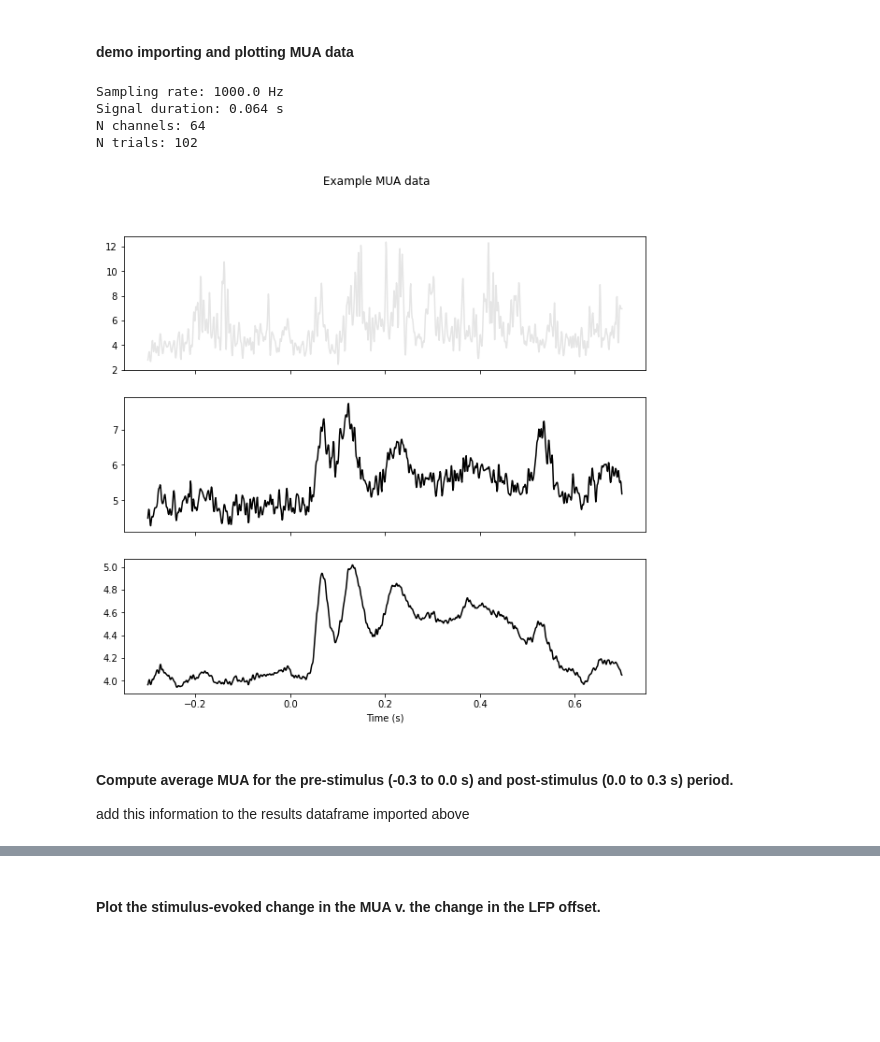
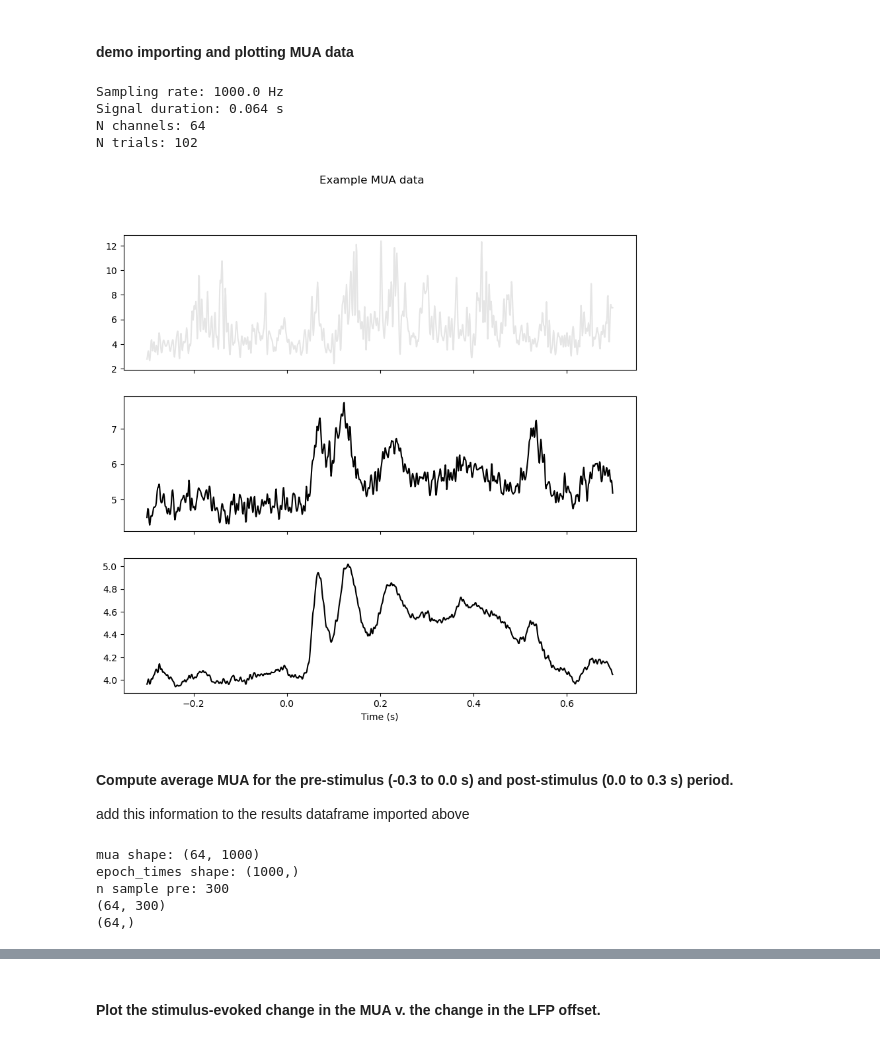
Before and after one commit to voytekresearch/v1_v4_1024_elec, a Jupyter notebook: notebooks/mua_v_lfp_offset.ipynb, the cells around one changed output, grey strips where cells are left out. Drawn from its saved outputs; the diff is of its cells as text; code cells hidden in the pictures; blank space fills up the shorter version.

Commit message:
get pre/post stim mean

```diff
--- a/notebooks/mua_v_lfp_offset.ipynb
+++ b/notebooks/mua_v_lfp_offset.ipynb
@@ -67,35 +67,35 @@ results
 #### demo importing and plotting MUA data
 # %%
 # load example MUA data
-fname_in = r"C:\Users\micha\datasets\V1_v4_1024_electrode_resting_state_data\data\A_SNR_041018\MUAe\NSP1_array1_MUAe.nix"
+fname_in = r"G:\Shared drives\v1_v4_1024\data\dataset\A_SNR_041018\mua\NSP1_array1_MUAe.nix"
 segment, analog_signal = load_nix(fname_in)
 signal = segment.analogsignals[0].T # transpose to get channels x time
 fs = analog_signal._sampling_rate.item()
 
-# epoch data into trials arouund stimulus times
+# epoch data into trials around stimulus times
 epochs = epoch_neo_segment(segment, reset_time=True)
 epoch_times = create_times(epochs.shape[-1]/fs, fs, start_val=T_MIN) # get times for each epoch
 
 # print info
 print(f"Sampling rate: {fs} Hz")
 print(f"Signal duration: {signal.duration.item()} s")
 print(f"N channels: {signal.shape[0]}")
 print(f"N trials: {len(segment.epochs[0])}")
 
 # plot example trial, example channel, and grand average
 fig, (ax1,ax2,ax3) = plt.subplots(3,1, figsize=[10,9], sharex=True)
 fig.suptitle(f"Example MUA data")
 ax1.plot(epoch_times, epochs[0,0,:].T, color="k", alpha=0.1) # plot first trial
 ax2.plot(epoch_times, epochs[:,10,:].mean(axis=0), color="k") # plot first channel (mean across trials)
 ax3.plot(epoch_times, epochs.mean(axis=(0,1)), color="k") # plot mean across all trials and channels
 ax3.set_xlabel("Time (s)")
 plt.show()
 # %% [output]
 Sampling rate: 1000.0 Hz
 Signal duration: 0.064 s
 N channels: 64
 N trials: 102
-[figure, old version]
+[figure, new version]
 # %% [markdown]
 #### Compute average MUA for the pre-stimulus (-0.3 to 0.0 s) and post-stimulus (0.0 to 0.3 s) period.
 add this information to the results dataframe imported above
@@ -101,0 +125,24 @@ add this information to the results dataframe imported above
+# %%
+# average MUA over channels
+mua_mean = np.mean(epochs, axis=0) # channels x time
+print("mua shape:", mua_mean.shape)
+print("epoch_times shape:", epoch_times.shape)
+
+
+# find indices
+idx_pre = np.logical_and(epoch_times>=(0-DURATION), epoch_times<(0))
+print("n sample pre:", np.sum(idx_pre))
+idx_post =
+mua_pre_array = mua_mean[:, idx_pre] # index time dimension
+print(mua_pre_array.shape)
+# mua_post
+
+# take average over each window
+mua_pre = np.mean(mua_pre_array, axis=1)
+print(mua_pre.shape)
+# %% [output]
+mua shape: (64, 1000)
+epoch_times shape: (1000,)
+n sample pre: 300
+(64, 300)
+(64,)
```
Also changed, not shown: parts of 4 cells of this notebook.
